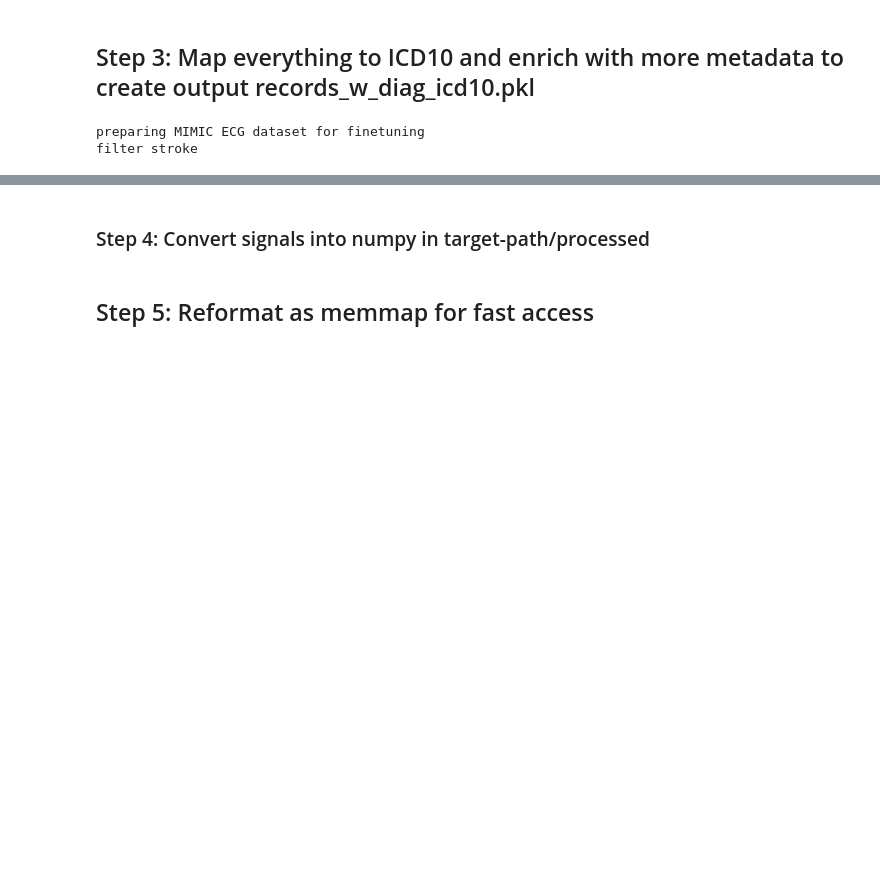
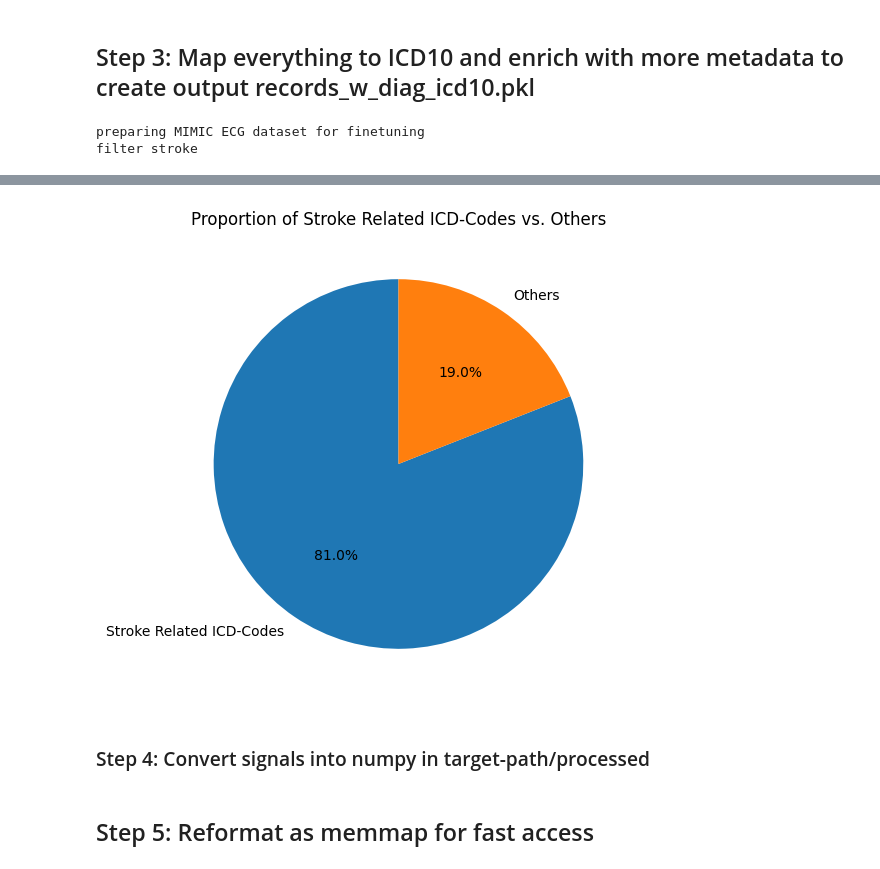
Before and after one commit to Zfeng0207/FIT3199-FYP, a Jupyter notebook: data_ingestion_and_preprocessing.ipynb, the cells around one changed output, grey strips where cells are left out. Cells and saved outputs as stored; diff of their text form; code cells hidden in the pictures; blank space fills up the shorter version.

```diff
--- a/data_ingestion_and_preprocessing.ipynb
+++ b/data_ingestion_and_preprocessing.ipynb
@@ -327,0 +310,24 @@ print(len(patient_A["label_train"].iloc[2]))
+# %%
+memmap_meta_path = "/content/drive/MyDrive/Colab Notebooks/ECG-MIMIC-main/src/data/memmap/memmap_meta.npz"
+memmap_meta = np.load(memmap_meta_path, allow_pickle=True)
+
+df_full["start"] = memmap_meta["start"]
+df_full["length"] = memmap_meta["length"]
+
+df_labels =  df_full[["filename",
+            "study_id",
+            "patient_id",
+            "ecg_time",
+            "label_train",
+            "all_diag_all",
+            "label_stroke",
+            "start",
+            "length"]]
+
+target_icd_codes = ("I481", "R000", "R001", "I210", "I200", "I20", "I21", "I24", "I25", "I42", "E87", "I48", "I44", "I45", "E1129", "E11", "J44", "J45")
+
+df_labels['res'] = df_labels['label_train'].apply(lambda diagnoses: multihot_encode(diagnoses, target_icd_codes))
+
+df_labels['stroke_yn'] = df_labels['res'].apply(lambda x: 1 if 1 in x else 0)
+
+df_rm_nan = df_labels[df_labels['all_diag_all'].apply(lambda x: len(x) > 0)]
@@ -328,3 +377,17 @@ print(len(patient_A["label_train"].iloc[2]))
+# %%
+import pandas as pd
+import matplotlib.pyplot as plt
+
+# Assuming your DataFrame is called 'df_rm_nan'
+stroke_counts = df_rm_nan['stroke_yn'].value_counts()
+
+# Create the pie chart
+plt.figure(figsize=(6, 6))  # Adjust figure size as needed
+plt.pie(stroke_counts, labels=['Stroke Related ICD-Codes', 'Others'], autopct='%1.1f%%', startangle=90)
+plt.title('Proportion of Stroke Related ICD-Codes vs. Others')
+plt.show()
+# %% [output]
+[figure, added]
 # %% [markdown]
 ### Step 4: Convert signals into numpy in  target-path/processed
 # %%
```
Also changed, not shown: parts of 10 cells of this notebook.
